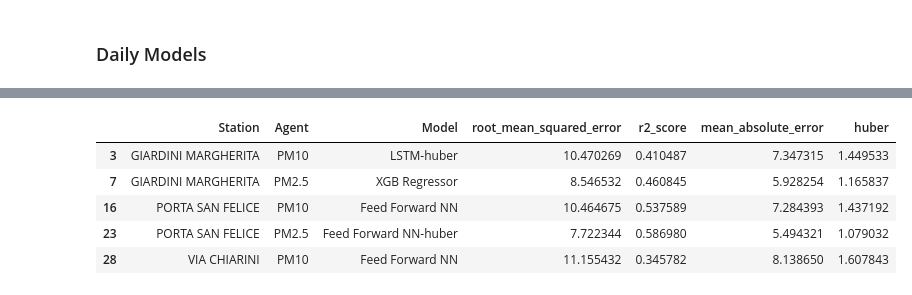
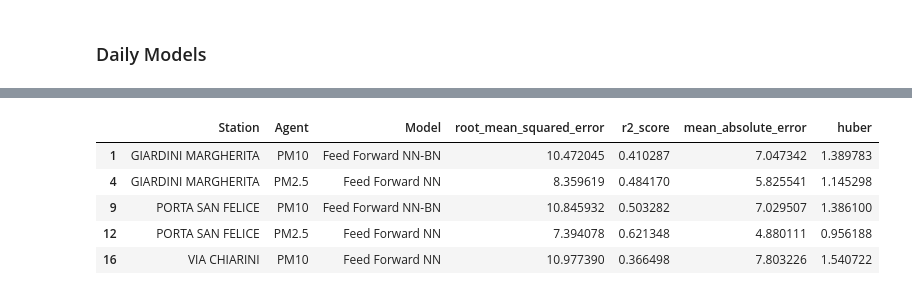
Before and after one commit to davidesonno/AII-project, a Jupyter notebook: 5-model-selection.ipynb, the cells around one changed output, grey strips where cells are left out. Cells and saved outputs as stored; diff of their text form; code cells hidden in the pictures.

```diff
--- a/5-model-selection.ipynb
+++ b/5-model-selection.ipynb
@@ -700,3 +748,12 @@ ffnn_train_params = {
 }
 
 daily_models['Feed Forward NN'] = (build_ffnn_model, ffnn_params, ffnn_train_params, False)
+# %%
+ffnn_params_BN = {
+    'n_features': n_daily_features,
+    'optimizer': Adam(learning_rate=3e-4),
+    'loss': 'mean_absolute_error',
+    'batch_norm':True
+}
+
+daily_models['Feed Forward NN-BN'] = (build_ffnn_model, ffnn_params_BN, ffnn_train_params, False)
@@ -759,9 +814,0 @@ miglior numero di bin sembra 3
-# %%
-ffnn_params_huber = {
-    'n_features': n_daily_features,
-    'optimizer': Adam(learning_rate=1e-2),
-    'loss': tf.keras.losses.Huber(delta=0.2)
-}
-
-
-daily_models['Feed Forward NN-huber'] = (build_ffnn_model, ffnn_params_huber, ffnn_train_params, False)
@@ -987,16 +970,16 @@ Agent PM10
  >> Training station GIARDINI MARGHERITA...
  >> Training station PORTA SAN FELICE...
 # %%
-updated_daily_results = update_metrics(daily_results, test_sets, []) # an empty list simply wont add metrics
-daily_extracted_data = extract_data(updated_daily_results)
+# updated_daily_results = update_metrics(daily_results, test_sets, []) # an empty list simply wont add metrics
+daily_extracted_data = extract_data(daily_results)
 daily_extracted_data.loc[daily_extracted_data.groupby(by=['Station','Agent'])['root_mean_squared_error'].idxmin()]
 # %% [output]
 |  | Station | Agent | Model | root_mean_squared_error | r2_score | mean_absolute_error | huber |
-| 3 | GIARDINI MARGHERITA | PM10 | LSTM-huber | 10.470269 | 0.410487 | 7.347315 | 1.449533 |
-| 7 | GIARDINI MARGHERITA | PM2.5 | XGB Regressor | 8.546532 | 0.460845 | 5.928254 | 1.165837 |
-| 16 | PORTA SAN FELICE | PM10 | Feed Forward NN | 10.464675 | 0.537589 | 7.284393 | 1.437192 |
-| 23 | PORTA SAN FELICE | PM2.5 | Feed Forward NN-huber | 7.722344 | 0.586980 | 5.494321 | 1.079032 |
-| 28 | VIA CHIARINI | PM10 | Feed Forward NN | 11.155432 | 0.345782 | 8.138650 | 1.607843 |
+| 1 | GIARDINI MARGHERITA | PM10 | Feed Forward NN-BN | 10.472045 | 0.410287 | 7.047342 | 1.389783 |
+| 4 | GIARDINI MARGHERITA | PM2.5 | Feed Forward NN | 8.359619 | 0.484170 | 5.825541 | 1.145298 |
+| 9 | PORTA SAN FELICE | PM10 | Feed Forward NN-BN | 10.845932 | 0.503282 | 7.029507 | 1.386100 |
+| 12 | PORTA SAN FELICE | PM2.5 | Feed Forward NN | 7.394078 | 0.621348 | 4.880111 | 0.956188 |
+| 16 | VIA CHIARINI | PM10 | Feed Forward NN | 10.977390 | 0.366498 | 7.803226 | 1.540722 |
 # %%
 with pd.option_context('display.max_rows', None, 'display.max_columns', None):
     display(daily_extracted_data.sort_values(by=['Station','Agent','root_mean_squared_error']))
```
Also changed, not shown: parts of 27 cells of this notebook, 3 other files.
